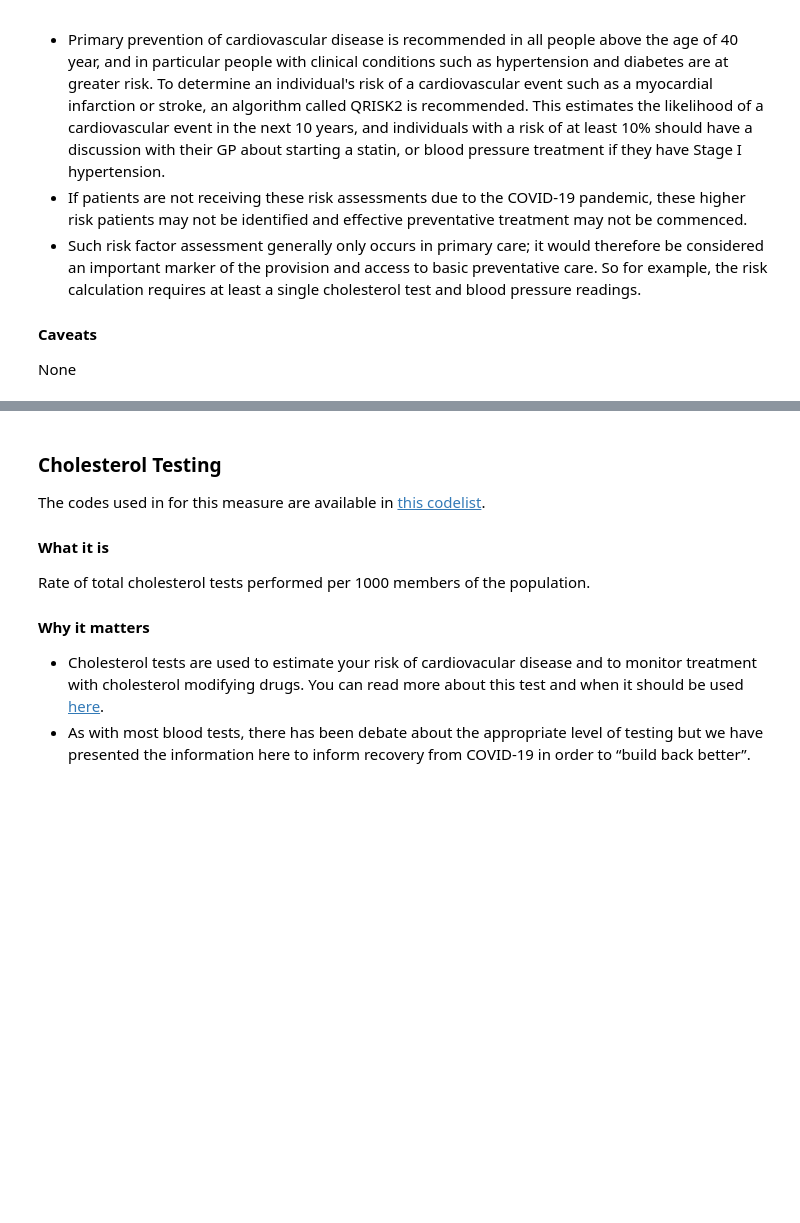
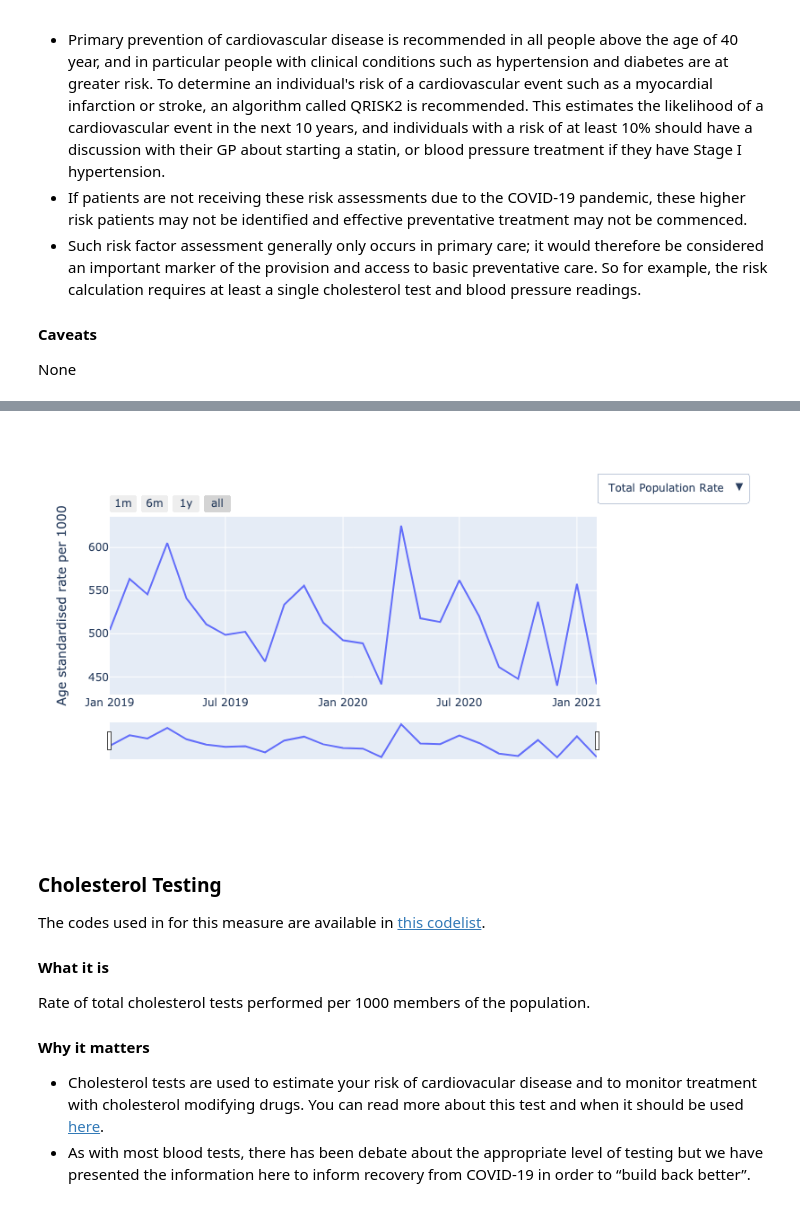
Before and after one commit to opensafely/SRO-Measures, a Jupyter notebook: notebooks/sentinel_measures_demographics.ipynb, the cells around one changed output, grey strips where cells are left out. Drawn from its saved outputs; the diff is of its cells as text; code cells hidden in the pictures; blank space fills up the shorter version.

```diff
--- a/notebooks/sentinel_measures_demographics.ipynb
+++ b/notebooks/sentinel_measures_demographics.ipynb
@@ -100,3 +229,7 @@ Total patients: 0.01M (0.01M events)
+# %%
+plot_demographics(data_dict['qrisk2'], data_dict_totals['qrisk2'],demographics)
+# %% [output]
+[figure, added]
 # %% [markdown]
 <a id="cholesterol"></a>
 ### Cholesterol Testing
```
Also changed, not shown: parts of 22 cells of this notebook.
